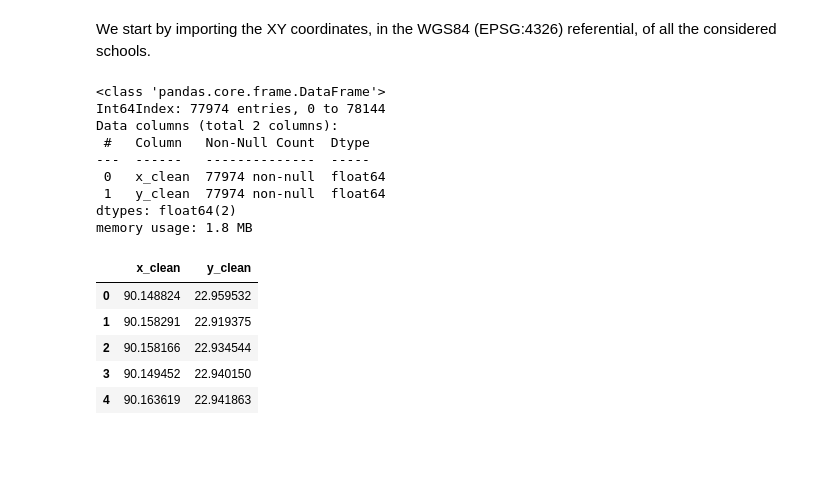
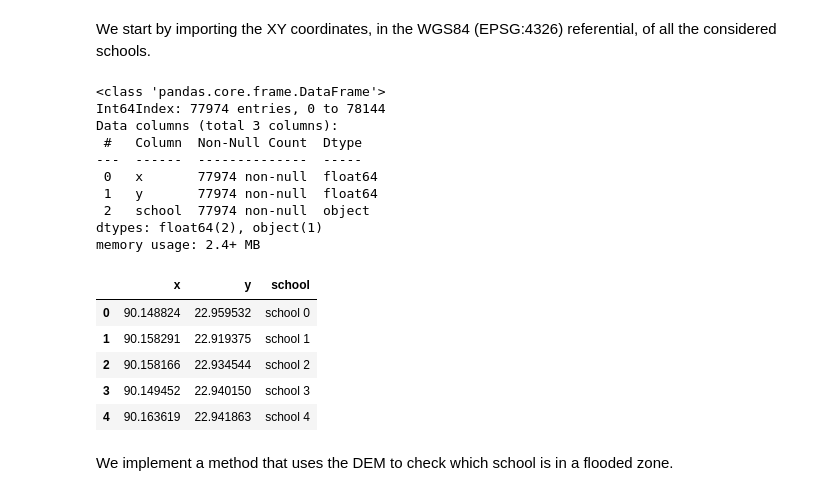
Before and after one commit to Ahmed-AmineHomman/hackathon-iiep-unesco-2022, a Jupyter notebook: transformations.ipynb, the cells around one changed output. Saved outputs shown, nothing was run; the diff lists cells and outputs as text; code cells hidden in the pictures; blank space fills up the shorter version.

```diff
--- a/transformations.ipynb
+++ b/transformations.ipynb
@@ -85,28 +60,33 @@ We start by importing the XY coordinates, in the WGS84 (EPSG:4326) referential,
 # %%
 schools = pd.read_csv(join(INPUT_FOLDER, "schools.csv"), header=0, sep=";", decimal=".")
 
 schools = (
     schools
     .where((schools != "#VALEUR!").all(axis=1))
     .dropna()
+    .rename(columns={"x_clean": "x", "y_clean": "y"})
     .astype(float)
 )
+schools["school"] = [f"school {i}" for i in range(len(schools))]
 
 schools.info()
 schools.head()
 # %% [output]
 <class 'pandas.core.frame.DataFrame'>
 Int64Index: 77974 entries, 0 to 78144
-Data columns (total 2 columns):
- #   Column   Non-Null Count  Dtype
----  ------   --------------  -----
- 0   x_clean  77974 non-null  float64
- 1   y_clean  77974 non-null  float64
-dtypes: float64(2)
-memory usage: 1.8 MB
+Data columns (total 3 columns):
+ #   Column  Non-Null Count  Dtype
+---  ------  --------------  -----
+ 0   x       77974 non-null  float64
+ 1   y       77974 non-null  float64
+ 2   school  77974 non-null  object
+dtypes: float64(2), object(1)
+memory usage: 2.4+ MB
-|  | x_clean | y_clean |
-| 0 | 90.148824 | 22.959532 |
-| 1 | 90.158291 | 22.919375 |
-| 2 | 90.158166 | 22.934544 |
-| 3 | 90.149452 | 22.940150 |
-| 4 | 90.163619 | 22.941863 |
+|  | x | y | school |
+| 0 | 90.148824 | 22.959532 | school 0 |
+| 1 | 90.158291 | 22.919375 | school 1 |
+| 2 | 90.158166 | 22.934544 | school 2 |
+| 3 | 90.149452 | 22.940150 | school 3 |
+| 4 | 90.163619 | 22.941863 | school 4 |
+# %% [markdown]
+We implement a method that uses the DEM to check which school is in a flooded zone.
```
Also changed, not shown: parts of 13 cells of this notebook, 1 other file.
